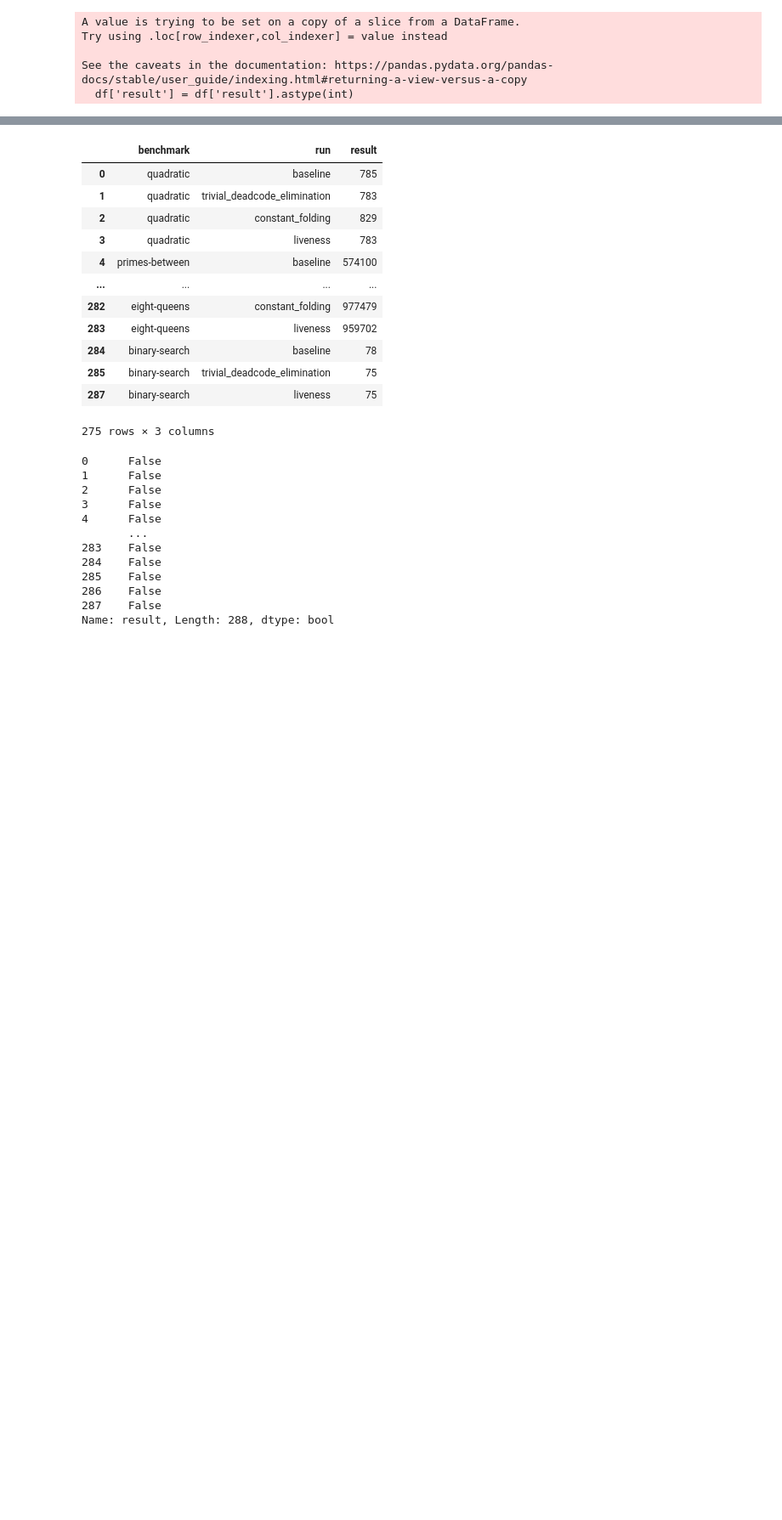
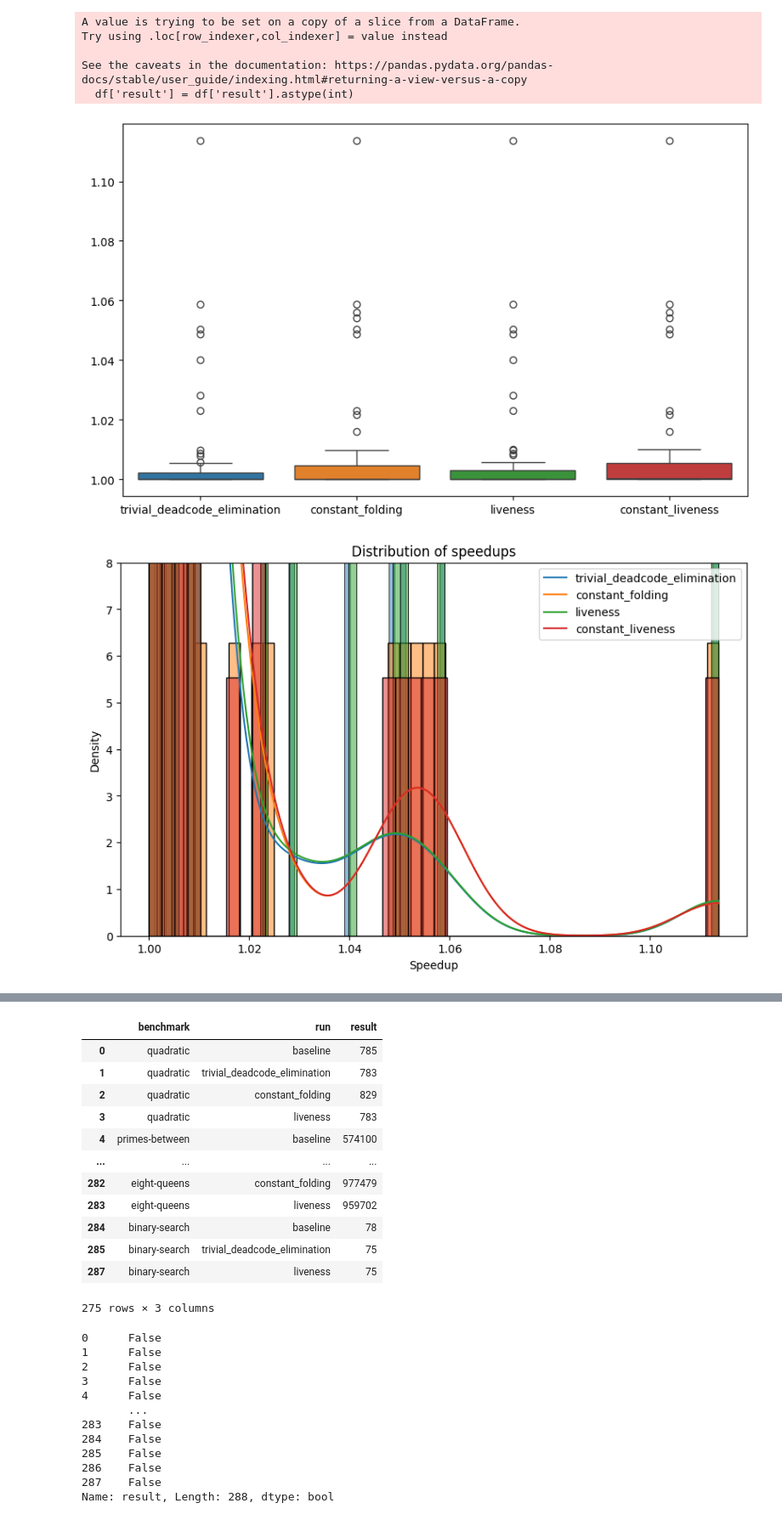
Before and after one commit to nithinvc/bril, a Jupyter notebook: assignments/dataflow/analysis.ipynb, the cells around one changed output, grey strips where cells are left out. Shown at 85% size. Cells and saved outputs as stored; diff of their text form; code cells hidden in the pictures; blank space fills up the shorter version.

Commit message:
analysis notebook and results

```diff
--- a/assignments/dataflow/analysis.ipynb
+++ b/assignments/dataflow/analysis.ipynb
@@ -1,8 +1,11 @@
 # %%
+import seaborn as sns
 import matplotlib.pyplot as plt
+import matplotlib
+matplotlib.rcParams['figure.figsize'] = (10, 6)
+
 %matplotlib inline
 import numpy as np
-import seaborn as sns
 import pandas as pd
 # %%
 def clean_csv(df):
@@ -16,11 +19,11 @@ def clean_csv(df):
     return df
 
 def print_array_stats(result):
-    print('\tMean', result.mean())
-    print('\tMedian', np.median(result))
-    print('\tstddev', np.std(result))
-    print('\tMin', result.min())
-    print('\tMax', result.max())
+    print('\tMean', f'{result.mean():.5f}', 'x')
+    print('\tstddev', f'{result.std():.5f}')
+    print('\tMedian', f'{np.median(result):.5f}', 'x')
+    # print('\tMin', result.min())
+    # print('\tMax', result.max())
 
 def run_stats(df):
     for run_name in df.run.unique():
@@ -31,7 +34,7 @@ def run_stats(df):
     # return df.boxplot(column='result', by='run')
     return sns.boxplot(df, x='result', y='run')
 
-def improvement(df, baseline, run):
+def improvement(df, baseline, run, filter_no_change=False):
     suffixes=('_'+baseline, '_' + run)
     print('Difference between', baseline, 'and', run )
     baseline = df[df.run == baseline]
@@ -39,26 +42,41 @@ def improvement(df, baseline, run):
     merged = baseline.merge(run, on='benchmark', suffixes=suffixes)
     baseline_key = 'result' + suffixes[0]
     run_key = 'result' + suffixes[1]
-    diff = (merged[baseline_key] - merged[run_key]).to_numpy()
-    print_array_stats(diff)
+    speedup = merged[baseline_key] / merged[run_key]
+    speedup = speedup.to_numpy()
+    if filter_no_change:
+        speedup = speedup[speedup != 1]
+    print_array_stats(speedup)
+    return speedup
 
 df = pd.read_csv('results.csv')
 df = clean_csv(df)
 
 def header(x):
     print('=========== Improvement of', x, '===========')
-header('liveness DCE')
-improvement(df, 'baseline', 'liveness')
-header('trivial DCE')
-improvement(df, 'baseline', 'trivial_deadcode_elimination')
-header('constant folding')
-improvement(df, 'baseline', 'constant_folding')
-header('constant folding over trivial DCE')
-improvement(df, 'trivial_deadcode_elimination', 'constant_folding')
-header('liveness over trivial DCE')
-improvement(df, 'trivial_deadcode_elimination', 'liveness')
-header('constant + liveness DCE')
-improvement(df, 'baseline', 'constant_liveness')
-header('smart over constant + trivial DCE')
-improvement(df, 'constant_folding', 'constant_liveness')
+filter_no_change = False
+print('FILTER NO CHANGE', filter_no_change)
+print('======== Main Results ========')
+baseline = 'baseline'
+runs = ['trivial_deadcode_elimination', 'constant_folding', 'liveness', 'constant_liveness']
+boxplot_data = {}
+for r in runs:
+    speedup = improvement(df, baseline, r, filter_no_change = filter_no_change)
+    boxplot_data[r] = speedup
+sns.boxplot(boxplot_data)
+plt.show()
+
+for r, v in boxplot_data.items():
+    sns.histplot(v, kde=True, legend=r)
+    # sns.displot(v, rug=True, kde=True)
+    # plt.title(r)
+    # plt.show()
+plt.legend(list(boxplot_data.keys()))
+plt.title('Distribution of speedups')
+plt.ylim(0, 8)
+plt.xlabel('Speedup')
+plt.show()
+
+print('======== Perf to trivial DCE ========')
+improvement(df, 'constant_folding', 'constant_liveness', filter_no_change=filter_no_change)
 # %% [output]
@@ -82,5 +100,7 @@ Difference between baseline and trivial_deadcode_elimination
 A value is trying to be set on a copy of a slice from a DataFrame.
 Try using .loc[row_indexer,col_indexer] = value instead
 
 See the caveats in the documentation: https://pandas.pydata.org/pandas-docs/stable/user_guide/indexing.html#returning-a-view-versus-a-copy
   df['result'] = df['result'].astype(int)
+[figure, added]
+[figure, added]
```
Also changed, not shown: parts of 1 cell of this notebook, 1 other file.
